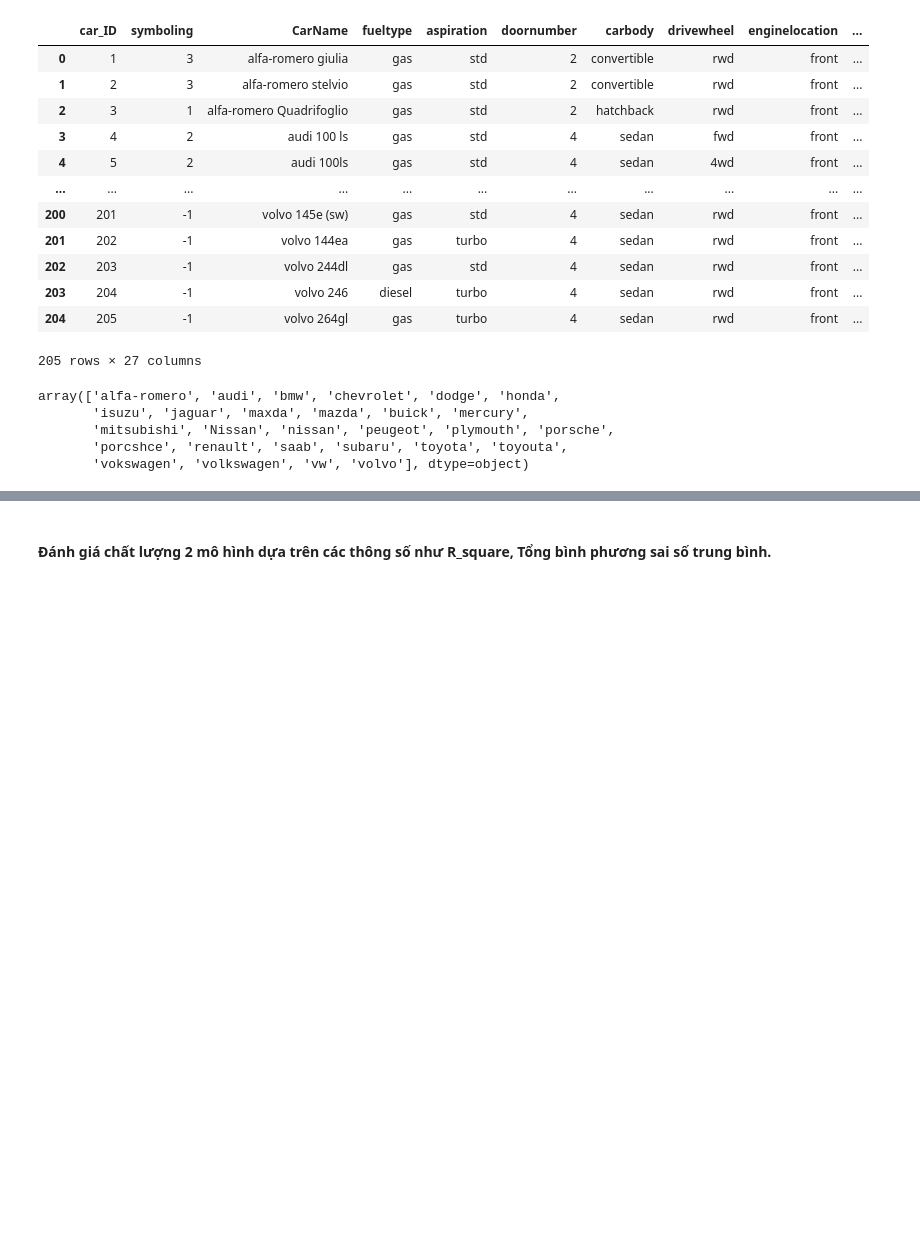
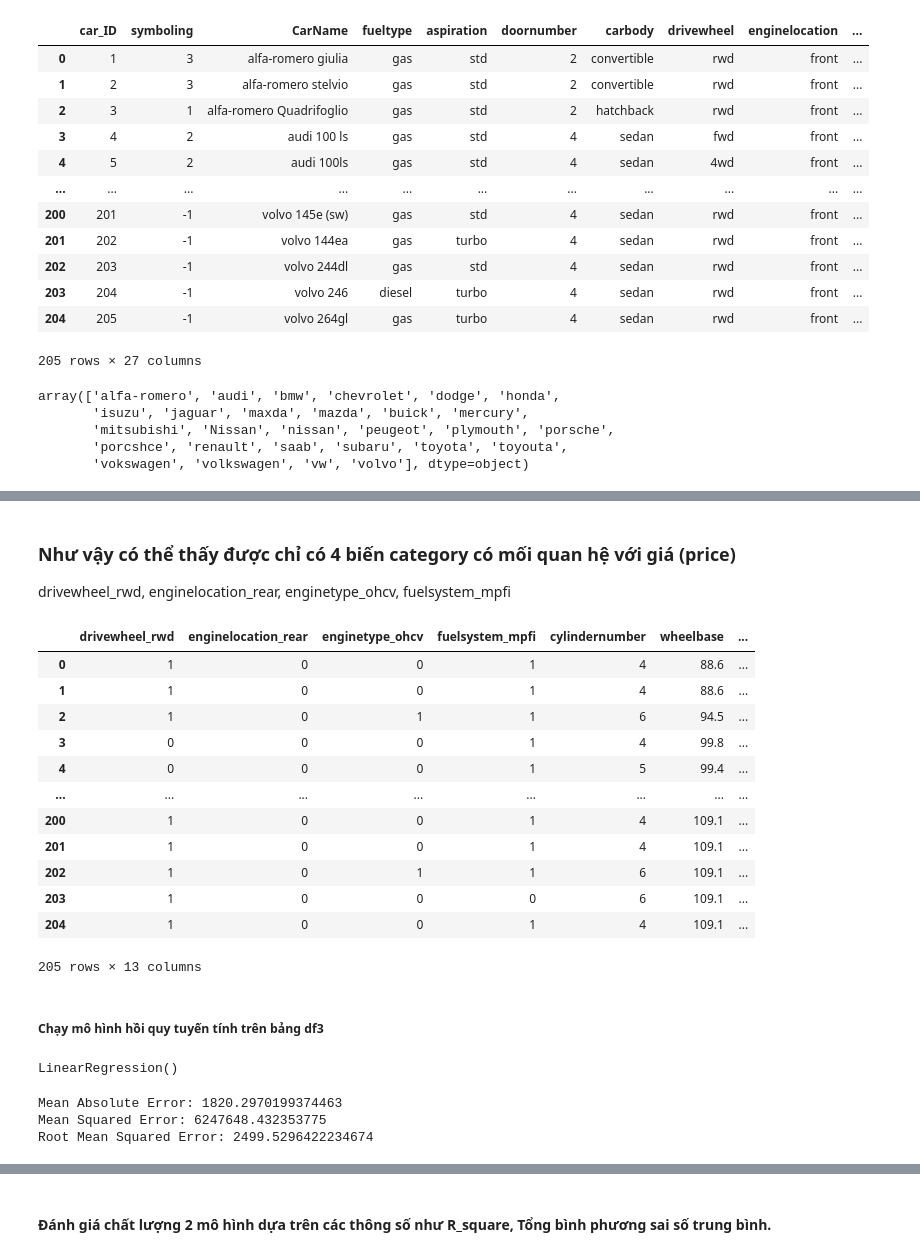
Before and after one commit to ntnqu/DAP2311R1, a Jupyter notebook: Case study/Case_study.ipynb, the cells around one changed output, grey strips where cells are left out. Drawn from its saved outputs; the diff is of its cells as text; code cells hidden in the pictures; blank space fills up the shorter version.

```diff
--- a/Case study/Case_study.ipynb
+++ b/Case study/Case_study.ipynb
@@ -226,0 +253,5 @@ bar plot với biến định tính
+# %%
+# df2 gồm các cột định lượng và cột price
+
+df2 = df[['CarName', 'fueltype', 'aspiration', 'carbody', 'drivewheel', 'enginelocation', 'enginetype', 'fuelsystem', 'price']]
+df2.head()
@@ -230,0 +393,5 @@ bar plot với biến định tính
+# %%
+# tiến hành dummy các biến bảng df2 (trừ biến price)
+
+dummy = pd.get_dummies(df2.drop(['price'], axis=1)).astype(int)
+dummy
@@ -232,0 +496,28 @@ bar plot với biến định tính
+# %% [markdown]
+### Như vậy có thể thấy được chỉ có 4 biến category có mối quan hệ với giá (price)
+
+drivewheel_rwd, enginelocation_rear, enginetype_ohcv, fuelsystem_mpfi
+# %%
+# mình sẽ nối 4 cột biến này ở bảng dummy với 8 cột biến định lượng ở trên bảng df1 mình đã phân tích có tương quan với giá
+# đế tiến hành chạy mô hình hồi quy tuyến tính
+
+df3 = pd.concat([dummy[['drivewheel_rwd', 'enginelocation_rear', 'enginetype_ohcv', 'fuelsystem_mpfi']],
+                df1[['cylindernumber', 'wheelbase', 'carlength', 'carwidth', 'curbweight', 'enginesize', 'boreratio', 'highwaympg', 'price']]],
+                 axis=1)
+df3
+# %% [output]
+|  | drivewheel_rwd | enginelocation_rear | enginetype_ohcv | fuelsystem_mpfi | cylindernumber | wheelbase | ... |
+| 0 | 1 | 0 | 0 | 1 | 4 | 88.6 | ... |
+| 1 | 1 | 0 | 0 | 1 | 4 | 88.6 | ... |
+| 2 | 1 | 0 | 1 | 1 | 6 | 94.5 | ... |
+| 3 | 0 | 0 | 0 | 1 | 4 | 99.8 | ... |
+| 4 | 0 | 0 | 0 | 1 | 5 | 99.4 | ... |
+| ... | ... | ... | ... | ... | ... | ... | ... |
+| 200 | 1 | 0 | 0 | 1 | 4 | 109.1 | ... |
+| 201 | 1 | 0 | 0 | 1 | 4 | 109.1 | ... |
+| 202 | 1 | 0 | 1 | 1 | 6 | 109.1 | ... |
+| 203 | 1 | 0 | 0 | 0 | 6 | 109.1 | ... |
+| 204 | 1 | 0 | 0 | 1 | 4 | 109.1 | ... |
+205 rows × 13 columns
+# %% [markdown]
+##### Chạy mô hình hồi quy tuyến tính trên bảng df3
@@ -232,0 +530,18 @@ bar plot với biến định tính
+# %%
+# Xây dựng mô hình hồi quy tuyến tính đa biến với biến dự báo là giá, các biến đầu vào là các trường còn lại.
+
+lr = LinearRegression()
+lr.fit(X_train, y_train)
+# %% [output]
+LinearRegression()
+# %%
+# Đánh giá mô hình.
+from sklearn import metrics
+y_pred = lr.predict(X_test)
+print('Mean Absolute Error:', metrics.mean_absolute_error(y_test, y_pred))
+print('Mean Squared Error:', metrics.mean_squared_error(y_test, y_pred))
+print('Root Mean Squared Error:', np.sqrt(metrics.mean_squared_error(y_test, y_pred)))
+# %% [output]
+Mean Absolute Error: 1820.2970199374463
+Mean Squared Error: 6247648.432353775
+Root Mean Squared Error: 2499.5296422234674
```
Also changed, not shown: parts of 43 cells of this notebook, 3 other files.
